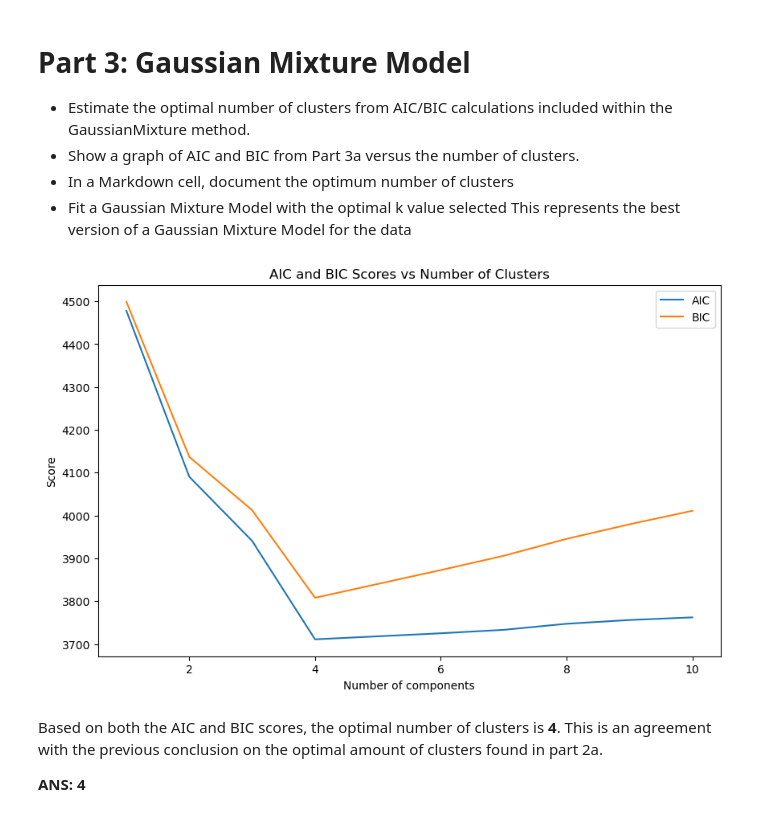
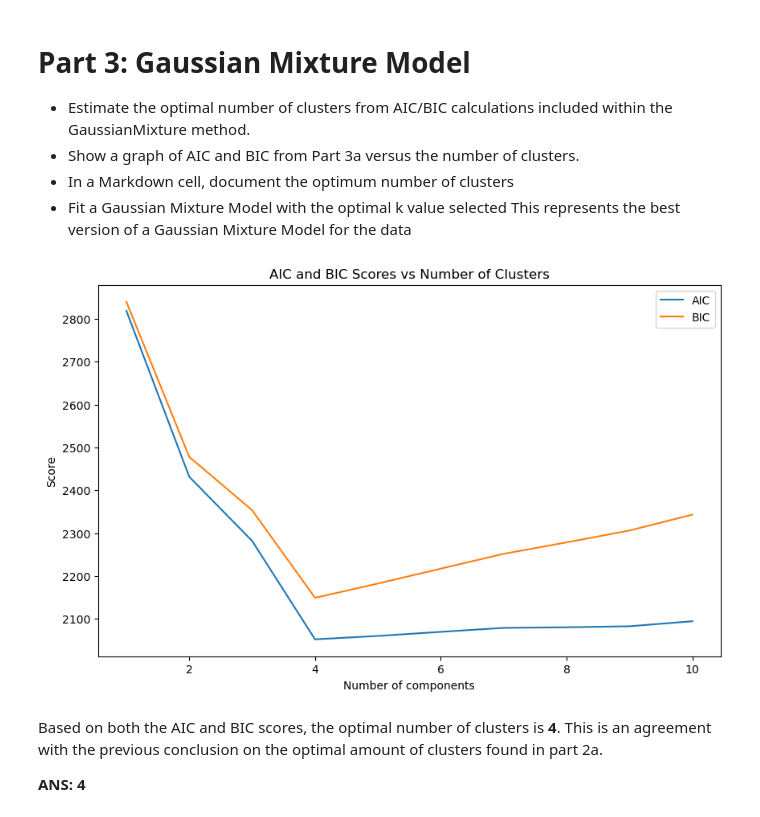
Before and after one commit to jairus-m/uden-msds, a Jupyter notebook: comp_4432/05_clustering.ipynb, the cells around one changed output. Drawn from its saved outputs; the diff is of its cells as text; code cells hidden in the pictures.

```diff
--- a/comp_4432/05_clustering.ipynb
+++ b/comp_4432/05_clustering.ipynb
@@ -88,8 +88,8 @@ plt.show()
 silhouette_scores = []
 for k in range(2, 11):
     kmeans = KMeans(n_clusters=k, random_state=432)
-    kmeans.fit(X)
-    score = silhouette_score(X, kmeans.labels_)
+    kmeans.fit(X_scaled)
+    score = silhouette_score(X_scaled, kmeans.labels_)
     silhouette_scores.append(score)
 
 plt.plot(range(2, 11), silhouette_scores, 'bx-')
@@ -105,8 +105,8 @@ plt.show()
 db_scores = []
 for k in range(2, 11):
     kmeans = KMeans(n_clusters=k, random_state=432)
-    kmeans.fit(X)
-    score = davies_bouldin_score(X, kmeans.labels_)
+    kmeans.fit(X_scaled)
+    score = davies_bouldin_score(X_scaled, kmeans.labels_)
     db_scores.append(score)
 
 plt.plot(range(2, 11), db_scores, 'bx-')
@@ -160,35 +160,35 @@ This represents the best version of a Gaussian Mixture Model for the data
 # %%
 # optimal clusters via AIC (alkaline information criterion) / BIC (bayesian information criterion)
 
 # clusters
 n_clusters = range(1, 11)
 
 # AIC and BIC scores
 aic_scores = []
 bic_scores = []
 
 # calc AIC and BIC for each number of clusters
 for n_components in n_clusters:
-    gmm = GaussianMixture(n_components=n_components, random_state=42)
-    gmm.fit(X)
-    aic_scores.append(gmm.aic(X))
-    bic_scores.append(gmm.bic(X))
+    gmm = GaussianMixture(n_components=n_components, random_state=432)
+    gmm.fit(X_scaled)
+    aic_scores.append(gmm.aic(X_scaled))
+    bic_scores.append(gmm.bic(X_scaled))
 
 # plot
 plt.figure(figsize=(10, 6))
 plt.plot(n_clusters, aic_scores, label='AIC')
 plt.plot(n_clusters, bic_scores, label='BIC')
 plt.xlabel('Number of components')
 plt.ylabel('Score')
 plt.legend()
 plt.title('AIC and BIC Scores vs Number of Clusters')
 plt.show()
 
 # optimal number of clusters
 n_optimal_clusters_aic = n_clusters[np.argmin(aic_scores)]
 n_optimal_clusters_bic = n_clusters[np.argmin(bic_scores)]
 # %% [output]
-[figure, old version]
+[figure, new version]
 # %% [markdown]
 Based on both the AIC and BIC scores, the optimal number of clusters is __4__. This is an agreement with the previous conclusion on the optimal amount of clusters found in part 2a.
 
```
Also changed, not shown: parts of 2 cells of this notebook.
